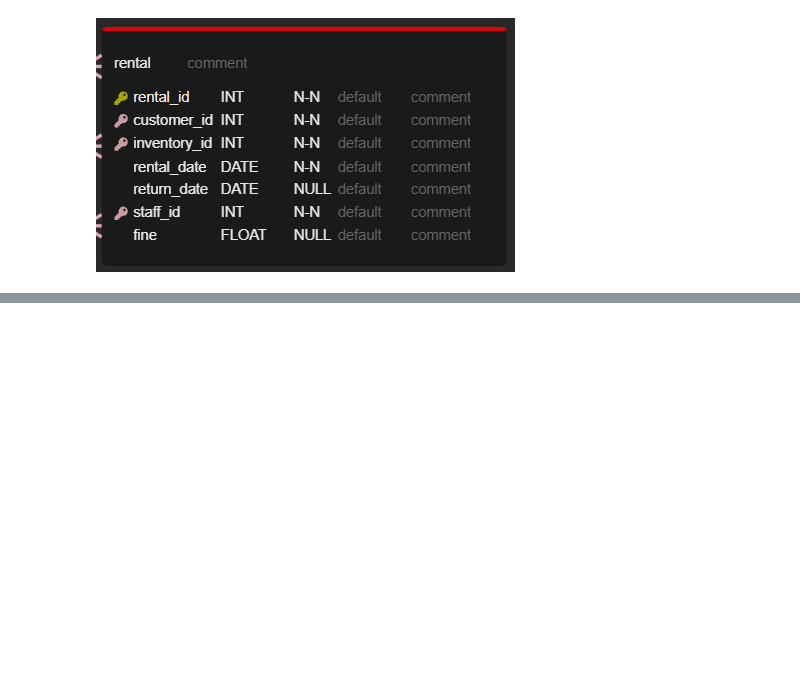
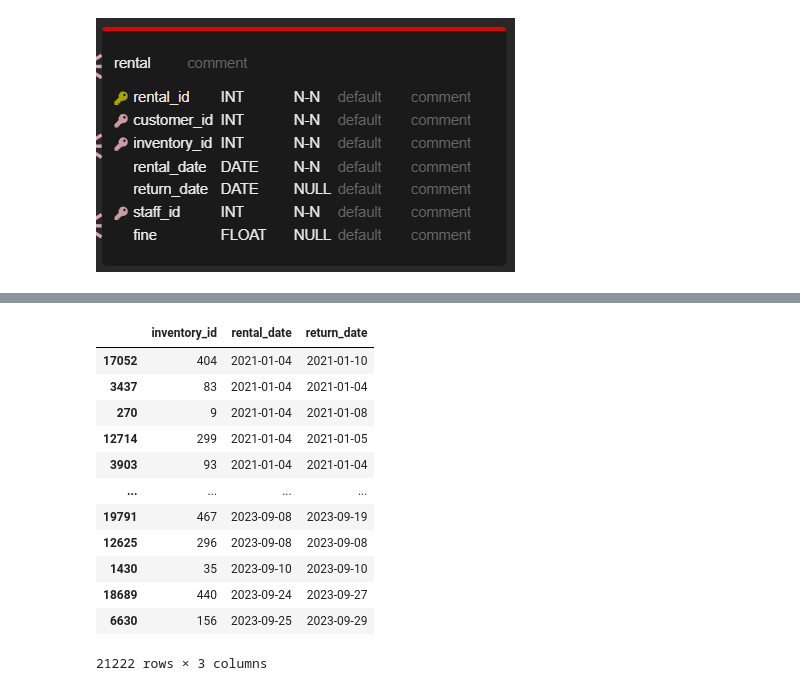
Before and after one commit to Staszek15/store-database, a Jupyter notebook: rental.ipynb, the cells around one changed output, grey strips where cells are left out. Cells and saved outputs as stored; diff of their text form; code cells hidden in the pictures; blank space fills up the shorter version.

```diff
--- a/rental.ipynb
+++ b/rental.ipynb
@@ -120,0 +100,18 @@ len(return_dates)
+# %%
+rental['rental_date'] = pd.to_datetime(rental['rental_date'])
+rental['return_date'] = pd.to_datetime(rental['return_date'])
+rental.sort_values(by='rental_date')
+# %% [output]
+|  | inventory_id | rental_date | return_date |
+| 17052 | 404 | 2021-01-04 | 2021-01-10 |
+| 3437 | 83 | 2021-01-04 | 2021-01-04 |
+| 270 | 9 | 2021-01-04 | 2021-01-08 |
+| 12714 | 299 | 2021-01-04 | 2021-01-05 |
+| 3903 | 93 | 2021-01-04 | 2021-01-04 |
+| ... | ... | ... | ... |
+| 19791 | 467 | 2023-09-08 | 2023-09-19 |
+| 12625 | 296 | 2023-09-08 | 2023-09-08 |
+| 1430 | 35 | 2023-09-10 | 2023-09-10 |
+| 18689 | 440 | 2023-09-24 | 2023-09-27 |
+| 6630 | 156 | 2023-09-25 | 2023-09-29 |
+21222 rows × 3 columns
```
Also changed, not shown: parts of 19 cells of this notebook.
